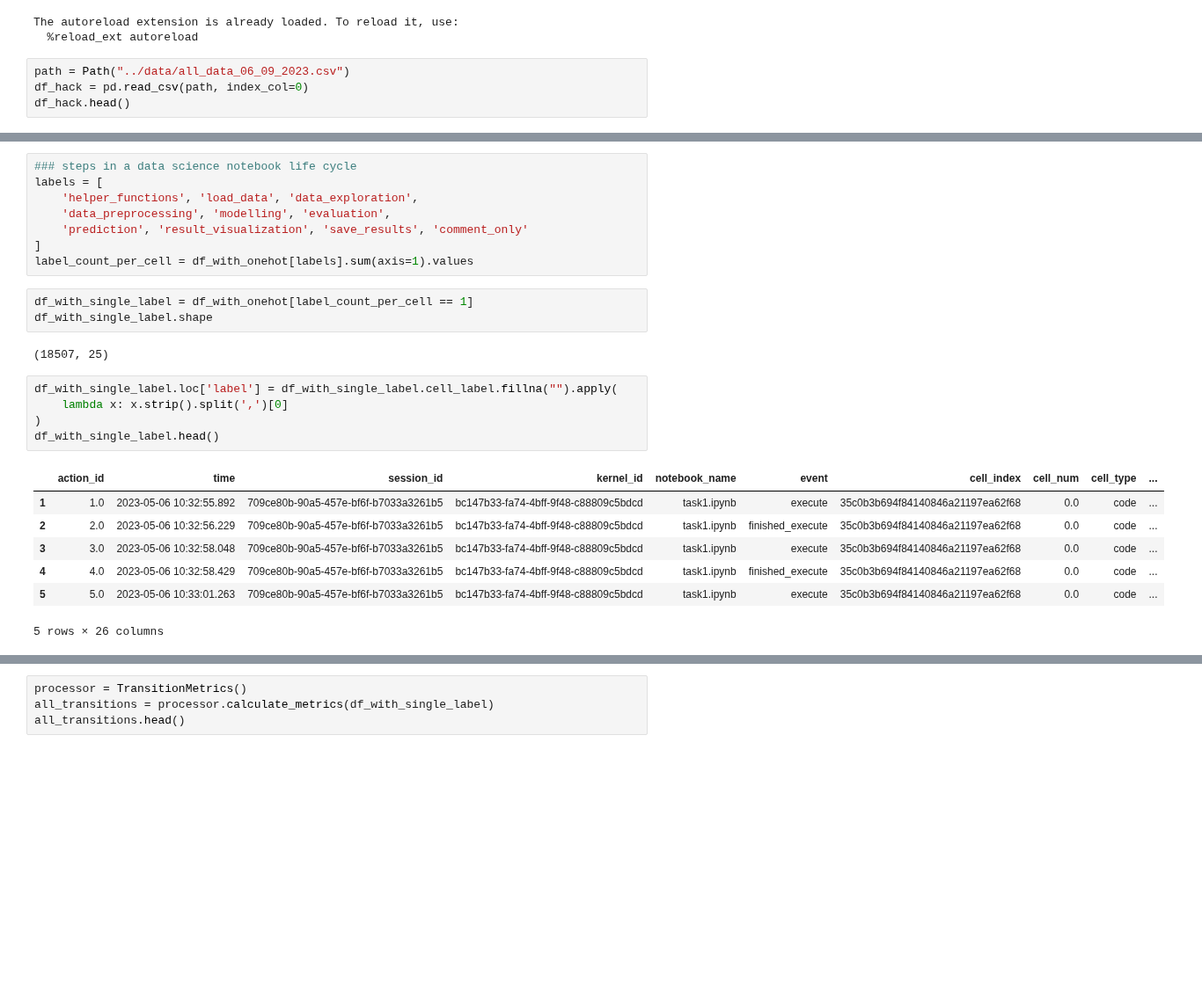
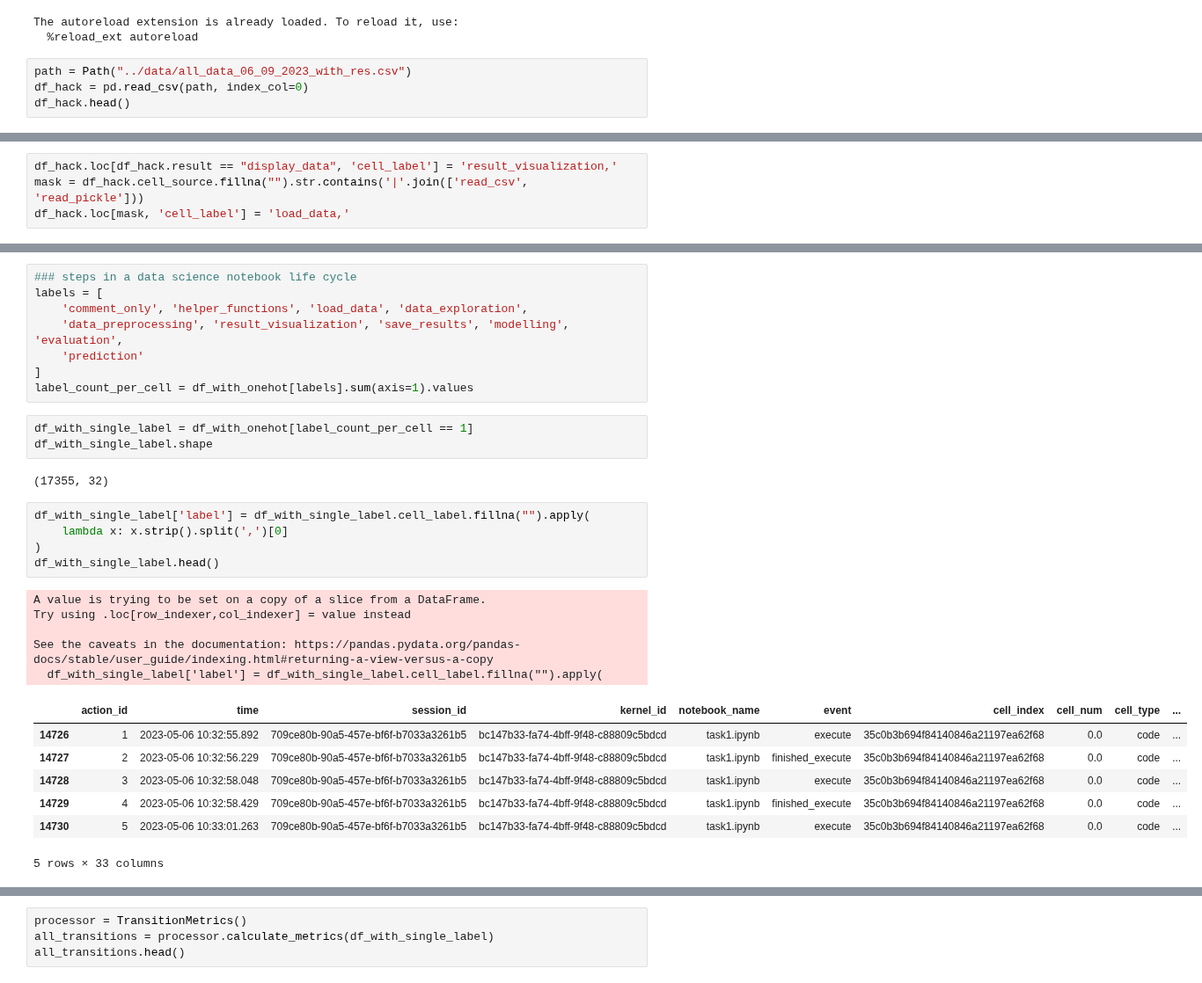
Before and after one commit to konstantgr/jupyter-logs-analysis, a Jupyter notebook: analysis/labels-transitions.ipynb, the cells around one changed output, grey strips where cells are left out. Shown at 88% size. Cells and saved outputs as stored; diff of their text form; blank space fills up the shorter version.

```diff
--- a/analysis/labels-transitions.ipynb
+++ b/analysis/labels-transitions.ipynb
@@ -14,7 +14,7 @@ from analysis.metrics.metrics_transtions import TransitionMetrics
 The autoreload extension is already loaded. To reload it, use:
   %reload_ext autoreload
 # %%
-path = Path("../data/all_data_06_09_2023.csv")
+path = Path("../data/all_data_06_09_2023_with_res.csv")
 df_hack = pd.read_csv(path, index_col=0)
 df_hack.head()
 # %% [output]
@@ -27,3 +28,7 @@ df_hack.head()
+# %%
+df_hack.loc[df_hack.result == "display_data", 'cell_label'] = 'result_visualization,'
+mask = df_hack.cell_source.fillna("").str.contains('|'.join(['read_csv', 'read_pickle']))
+df_hack.loc[mask, 'cell_label'] = 'load_data,'
 # %%
 june = JuNEDataset(df_hack)
 june.prepare_dataset()
@@ -69,26 +75,31 @@ df_with_onehot.head()
 # %%
 ### steps in a data science notebook life cycle
 labels = [
-    'helper_functions', 'load_data', 'data_exploration',
-    'data_preprocessing', 'modelling', 'evaluation',
-    'prediction', 'result_visualization', 'save_results', 'comment_only'
+    'comment_only', 'helper_functions', 'load_data', 'data_exploration',
+    'data_preprocessing', 'result_visualization', 'save_results', 'modelling', 'evaluation',
+    'prediction'
 ]
 label_count_per_cell = df_with_onehot[labels].sum(axis=1).values
 # %%
 df_with_single_label = df_with_onehot[label_count_per_cell == 1]
 df_with_single_label.shape
 # %% [output]
-(18507, 25)
+(17355, 32)
 # %%
-df_with_single_label.loc['label'] = df_with_single_label.cell_label.fillna("").apply(
+df_with_single_label['label'] = df_with_single_label.cell_label.fillna("").apply(
     lambda x: x.strip().split(',')[0]
 )
 df_with_single_label.head()
 # %% [output]
+A value is trying to be set on a copy of a slice from a DataFrame.
+Try using .loc[row_indexer,col_indexer] = value instead
+
+See the caveats in the documentation: https://pandas.pydata.org/pandas-docs/stable/user_guide/indexing.html#returning-a-view-versus-a-copy
+  df_with_single_label['label'] = df_with_single_label.cell_label.fillna("").apply(
 |  | action_id | time | session_id | kernel_id | notebook_name | event | cell_index | cell_num | cell_type | ... |
-| 1 | 1.0 | 2023-05-06 10:32:55.892 | 709ce80b-90a5-457e-bf6f-b7033a3261b5 | bc147b33-fa74-4bff-9f48-c88809c5bdcd | task1.ipynb | execute | 35c0b3b694f84140846a21197ea62f68 | 0.0 | code | ... |
-| 2 | 2.0 | 2023-05-06 10:32:56.229 | 709ce80b-90a5-457e-bf6f-b7033a3261b5 | bc147b33-fa74-4bff-9f48-c88809c5bdcd | task1.ipynb | finished_execute | 35c0b3b694f84140846a21197ea62f68 | 0.0 | code | ... |
-| 3 | 3.0 | 2023-05-06 10:32:58.048 | 709ce80b-90a5-457e-bf6f-b7033a3261b5 | bc147b33-fa74-4bff-9f48-c88809c5bdcd | task1.ipynb | execute | 35c0b3b694f84140846a21197ea62f68 | 0.0 | code | ... |
-| 4 | 4.0 | 2023-05-06 10:32:58.429 | 709ce80b-90a5-457e-bf6f-b7033a3261b5 | bc147b33-fa74-4bff-9f48-c88809c5bdcd | task1.ipynb | finished_execute | 35c0b3b694f84140846a21197ea62f68 | 0.0 | code | ... |
-| 5 | 5.0 | 2023-05-06 10:33:01.263 | 709ce80b-90a5-457e-bf6f-b7033a3261b5 | bc147b33-fa74-4bff-9f48-c88809c5bdcd | task1.ipynb | execute | 35c0b3b694f84140846a21197ea62f68 | 0.0 | code | ... |
+| 14726 | 1 | 2023-05-06 10:32:55.892 | 709ce80b-90a5-457e-bf6f-b7033a3261b5 | bc147b33-fa74-4bff-9f48-c88809c5bdcd | task1.ipynb | execute | 35c0b3b694f84140846a21197ea62f68 | 0.0 | code | ... |
+| 14727 | 2 | 2023-05-06 10:32:56.229 | 709ce80b-90a5-457e-bf6f-b7033a3261b5 | bc147b33-fa74-4bff-9f48-c88809c5bdcd | task1.ipynb | finished_execute | 35c0b3b694f84140846a21197ea62f68 | 0.0 | code | ... |
+| 14728 | 3 | 2023-05-06 10:32:58.048 | 709ce80b-90a5-457e-bf6f-b7033a3261b5 | bc147b33-fa74-4bff-9f48-c88809c5bdcd | task1.ipynb | execute | 35c0b3b694f84140846a21197ea62f68 | 0.0 | code | ... |
+| 14729 | 4 | 2023-05-06 10:32:58.429 | 709ce80b-90a5-457e-bf6f-b7033a3261b5 | bc147b33-fa74-4bff-9f48-c88809c5bdcd | task1.ipynb | finished_execute | 35c0b3b694f84140846a21197ea62f68 | 0.0 | code | ... |
+| 14730 | 5 | 2023-05-06 10:33:01.263 | 709ce80b-90a5-457e-bf6f-b7033a3261b5 | bc147b33-fa74-4bff-9f48-c88809c5bdcd | task1.ipynb | execute | 35c0b3b694f84140846a21197ea62f68 | 0.0 | code | ... |
-5 rows × 26 columns
+5 rows × 33 columns
```
Also changed, not shown: parts of 16 cells of this notebook.
